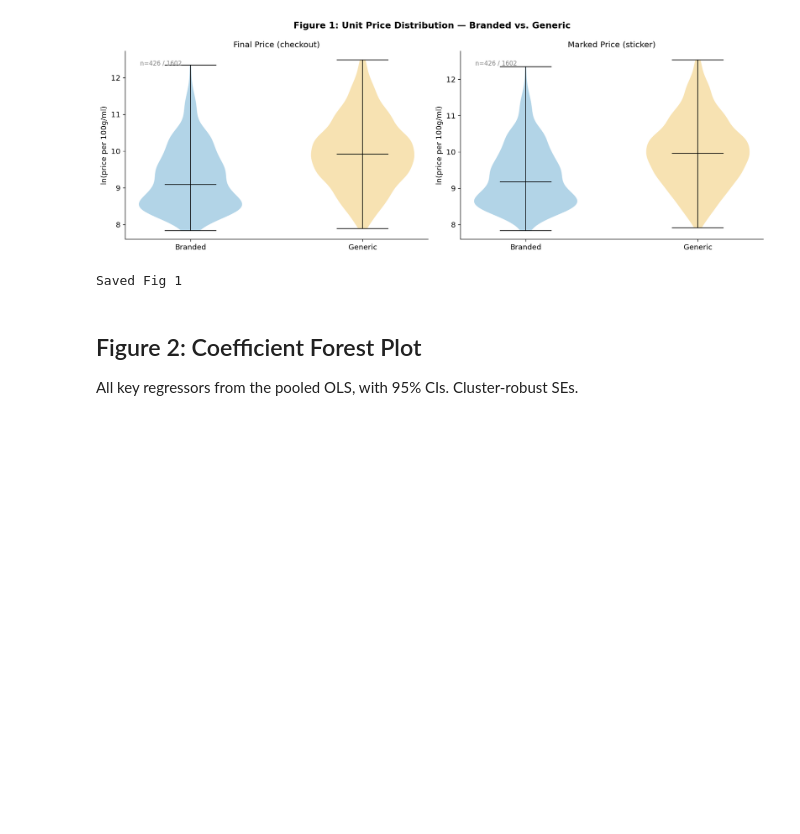
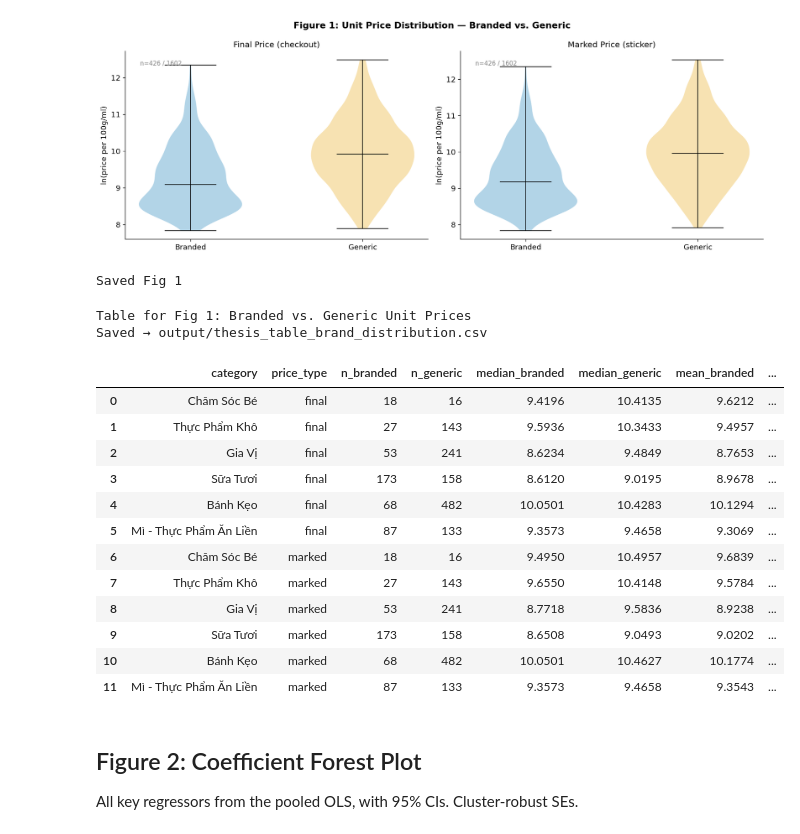
Before and after one commit to AureliaMei/Online-Food-Price, a Jupyter notebook: notebooks/visualize_hedonic.ipynb, the cells around one changed output. Saved outputs shown, nothing was run; the diff lists cells and outputs as text; code cells hidden in the pictures; blank space fills up the shorter version.

Commit message:
brand analysis, turn vizualization into numerical tables

```diff
--- a/notebooks/visualize_hedonic.ipynb
+++ b/notebooks/visualize_hedonic.ipynb
@@ -107,6 +107,59 @@ print("Saved Fig 1")
 # %% [output]
 [figure]
 Saved Fig 1
+# %%
+# --- Table for Fig 1: Branded vs. Generic price comparison by category ---
+from scipy.stats import mannwhitneyu
+
+rows = []
+for price_col, price_label in [
+    ('ln_price_per_unit', 'final'),
+    ('ln_marked_price_per_unit', 'marked'),
+]:
+    for cat in cat_order:
+        sub = reg_df[reg_df['parent_category'] == cat]
+        br = sub[sub['is_branded'] == 1][price_col].dropna()
+        ge = sub[sub['is_branded'] == 0][price_col].dropna()
+        if len(br) < 2 or len(ge) < 2:
+            continue
+        med_br, med_ge = br.median(), ge.median()
+        gap_pct = (np.exp(med_br) - np.exp(med_ge)) / np.exp(med_ge) * 100
+        U, p = mannwhitneyu(br, ge, alternative='two-sided')
+        rows.append({
+            'category': cat,
+            'price_type': price_label,
+            'n_branded': len(br),
+            'n_generic': len(ge),
+            'median_branded': round(med_br, 4),
+            'median_generic': round(med_ge, 4),
+            'mean_branded': round(br.mean(), 4),
+            'mean_generic': round(ge.mean(), 4),
+            'price_gap_pct': round(gap_pct, 1),
+            'mann_whitney_U': int(U),
+            'mann_whitney_p': round(p, 4),
+        })
+
+table_fig1 = pd.DataFrame(rows)
+table_fig1.to_csv(OUT / 'thesis_table_brand_distribution.csv', index=False, encoding='utf-8-sig')
+print("Table for Fig 1: Branded vs. Generic Unit Prices")
+print(f"Saved → output/thesis_table_brand_distribution.csv\n")
+table_fig1
+# %% [output]
+Table for Fig 1: Branded vs. Generic Unit Prices
+Saved → output/thesis_table_brand_distribution.csv
+|  | category | price_type | n_branded | n_generic | median_branded | median_generic | mean_branded | ... |
+| 0 | Chăm Sóc Bé | final | 18 | 16 | 9.4196 | 10.4135 | 9.6212 | ... |
+| 1 | Thực Phẩm Khô | final | 27 | 143 | 9.5936 | 10.3433 | 9.4957 | ... |
+| 2 | Gia Vị | final | 53 | 241 | 8.6234 | 9.4849 | 8.7653 | ... |
+| 3 | Sữa Tươi | final | 173 | 158 | 8.6120 | 9.0195 | 8.9678 | ... |
+| 4 | Bánh Kẹo | final | 68 | 482 | 10.0501 | 10.4283 | 10.1294 | ... |
+| 5 | Mì - Thực Phẩm Ăn Liền | final | 87 | 133 | 9.3573 | 9.4658 | 9.3069 | ... |
+| 6 | Chăm Sóc Bé | marked | 18 | 16 | 9.4950 | 10.4957 | 9.6839 | ... |
+| 7 | Thực Phẩm Khô | marked | 27 | 143 | 9.6550 | 10.4148 | 9.5784 | ... |
+| 8 | Gia Vị | marked | 53 | 241 | 8.7718 | 9.5836 | 8.9238 | ... |
+| 9 | Sữa Tươi | marked | 173 | 158 | 8.6508 | 9.0493 | 9.0202 | ... |
+| 10 | Bánh Kẹo | marked | 68 | 482 | 10.0501 | 10.4627 | 10.1774 | ... |
+| 11 | Mì - Thực Phẩm Ăn Liền | marked | 87 | 133 | 9.3573 | 9.4658 | 9.3543 | ... |
 # %% [markdown]
 ## Figure 2: Coefficient Forest Plot
 All key regressors from the pooled OLS, with 95% CIs. Cluster-robust SEs.
```
Also changed, not shown: parts of 6 cells of this notebook, 11 other files.
